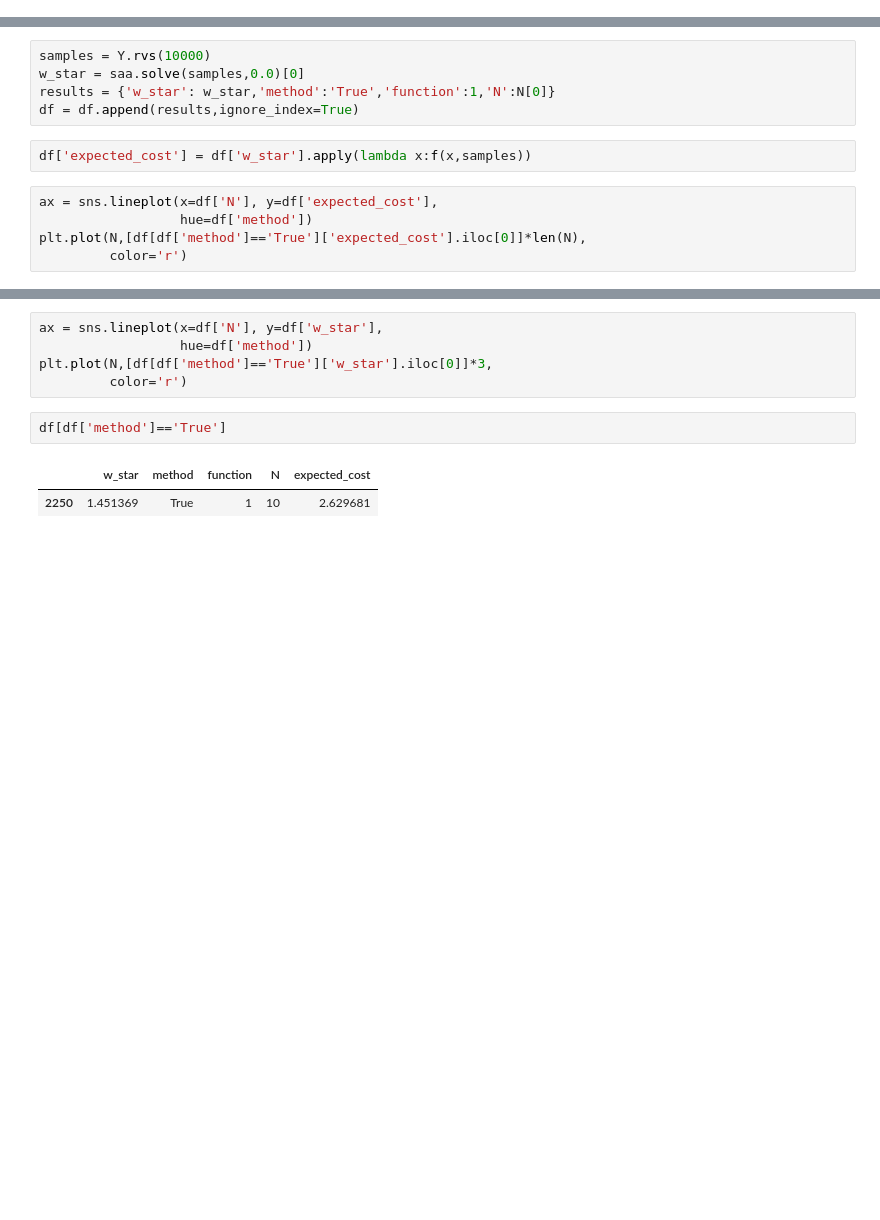
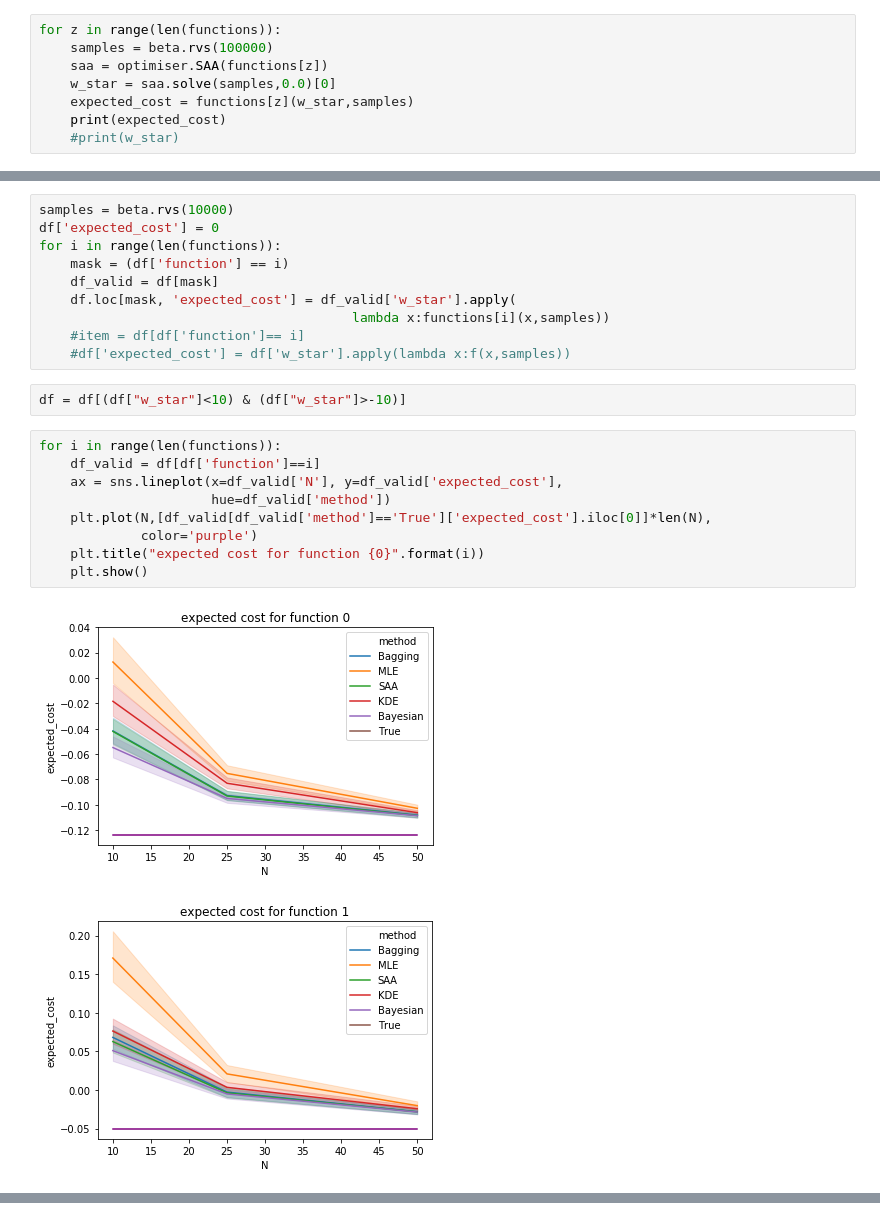
Before and after one commit to harrisonnguyen/stochastic_optimisation, a Jupyter notebook: BetaCostFunction/Beta_experiments.ipynb, the cells around one changed output, grey strips where cells are left out. Cells and saved outputs as stored; diff of their text form; blank space fills up the shorter version.

Commit message:
added some results

```diff
--- a/BetaCostFunction/Beta_experiments.ipynb
+++ b/BetaCostFunction/Beta_experiments.ipynb
@@ -42,0 +129,8 @@ N = [10,25,50,100]
+# %%
+for z in range(len(functions)):
+    samples = beta.rvs(100000)
+    saa = optimiser.SAA(functions[z])
+    w_star = saa.solve(samples,0.0)[0]
+    expected_cost = functions[z](w_star,samples)
+    print(expected_cost)
+    #print(w_star)
@@ -52,12 +192,24 @@ for k in range(n_iter):
-# %%
-samples = Y.rvs(10000)
-w_star = saa.solve(samples,0.0)[0]
-results = {'w_star': w_star,'method':'True','function':1,'N':N[0]}
-df = df.append(results,ignore_index=True)
-# %%
-df['expected_cost'] = df['w_star'].apply(lambda x:f(x,samples))
+# %%
+samples = beta.rvs(10000)
+df['expected_cost'] = 0
+for i in range(len(functions)):
+    mask = (df['function'] == i)
+    df_valid = df[mask]
+    df.loc[mask, 'expected_cost'] = df_valid['w_star'].apply(
+                                        lambda x:functions[i](x,samples))
+    #item = df[df['function']== i]
+    #df['expected_cost'] = df['w_star'].apply(lambda x:f(x,samples))
+# %%
+df = df[(df["w_star"]<10) & (df["w_star"]>-10)]
 # %%
-ax = sns.lineplot(x=df['N'], y=df['expected_cost'],
-                  hue=df['method'])
-plt.plot(N,[df[df['method']=='True']['expected_cost'].iloc[0]]*len(N),
-         color='r')
+for i in range(len(functions)):
+    df_valid = df[df['function']==i]
+    ax = sns.lineplot(x=df_valid['N'], y=df_valid['expected_cost'],
+                      hue=df_valid['method'])
+    plt.plot(N,[df_valid[df_valid['method']=='True']['expected_cost'].iloc[0]]*len(N),
+             color='purple')
+    plt.title("expected cost for function {0}".format(i))
+    plt.show()
+# %% [output]
+[figure, added]
+[figure, added]
@@ -64,10 +221,0 @@ plt.plot(N,[df[df['method']=='True']['expected_cost'].iloc[0]]*len(N),
-# %%
-ax = sns.lineplot(x=df['N'], y=df['w_star'],
-                  hue=df['method'])
-plt.plot(N,[df[df['method']=='True']['w_star'].iloc[0]]*3,
-         color='r')
-# %%
-df[df['method']=='True']
-# %% [output]
-|  | w_star | method | function | N | expected_cost |
-| 2250 | 1.451369 | True | 1 | 10 | 2.629681 |
```
Also changed, not shown: parts of 14 cells of this notebook, 14 other files.
